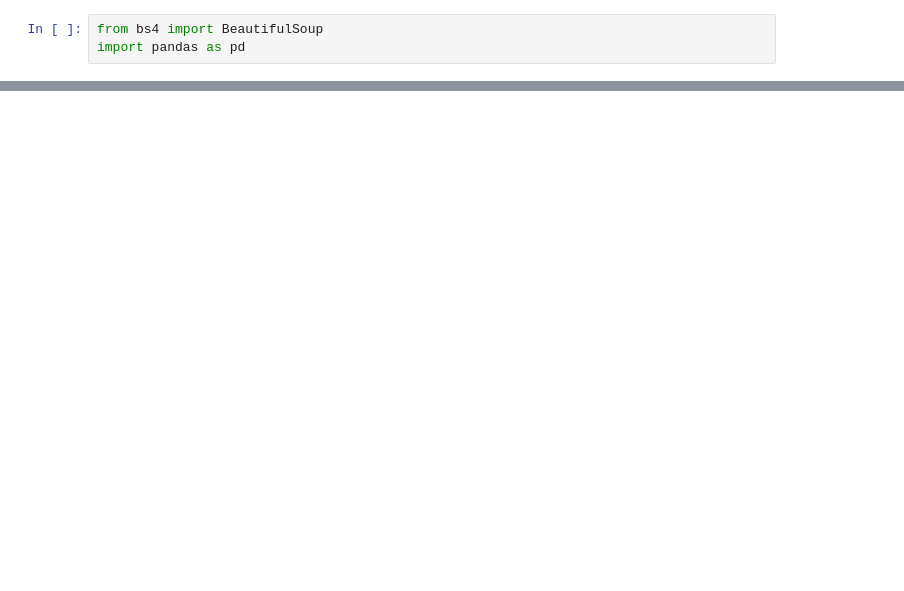
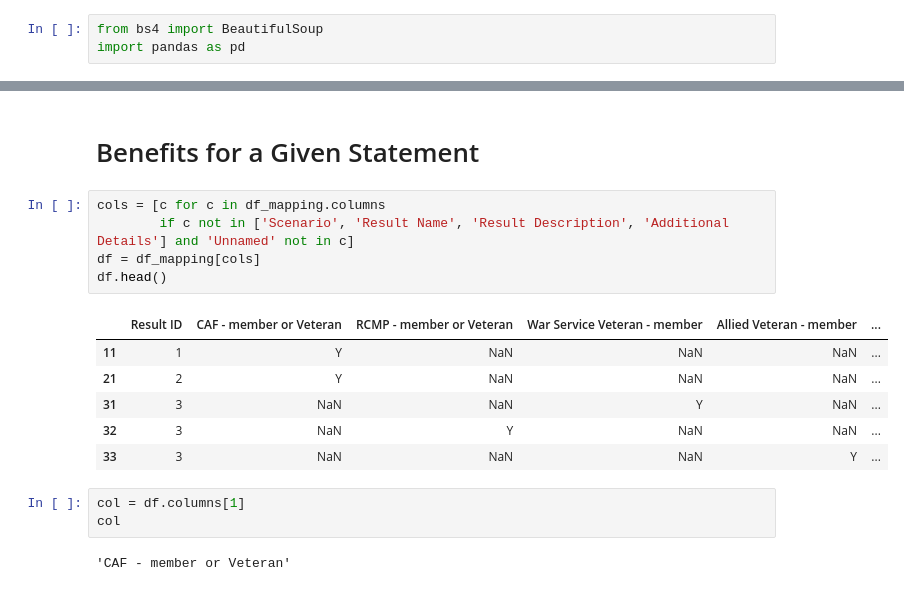
Before and after one commit to cds-snc/vac-data, a Jupyter notebook: notebooks/Transform VAC Data.ipynb, the cells around one changed output, grey strips where cells are left out. Drawn from its saved outputs; the diff is of its cells as text; blank space fills up the shorter version.

```diff
--- a/notebooks/Transform VAC Data.ipynb
+++ b/notebooks/Transform VAC Data.ipynb
@@ -5,0 +167,19 @@ df = pd.read_excel('../data/VAC Data.xlsx', sheet_name=3)
+# %% [markdown]
+# Benefits for a Given Statement
+# %%
+cols = [c for c in df_mapping.columns
+        if c not in ['Scenario', 'Result Name', 'Result Description', 'Additional Details'] and 'Unnamed' not in c]
+df = df_mapping[cols]
+df.head()
+# %% [output]
+|  | Result ID | CAF - member or Veteran | RCMP - member or Veteran | War Service Veteran - member | Allied Veteran - member | ... |
+| 11 | 1 | Y | NaN | NaN | NaN | ... |
+| 21 | 2 | Y | NaN | NaN | NaN | ... |
+| 31 | 3 | NaN | NaN | Y | NaN | ... |
+| 32 | 3 | NaN | Y | NaN | NaN | ... |
+| 33 | 3 | NaN | NaN | NaN | Y | ... |
+# %%
+col = df.columns[1]
+col
+# %% [output]
+'CAF - member or Veteran'
```
Also changed, not shown: parts of 26 cells of this notebook.
